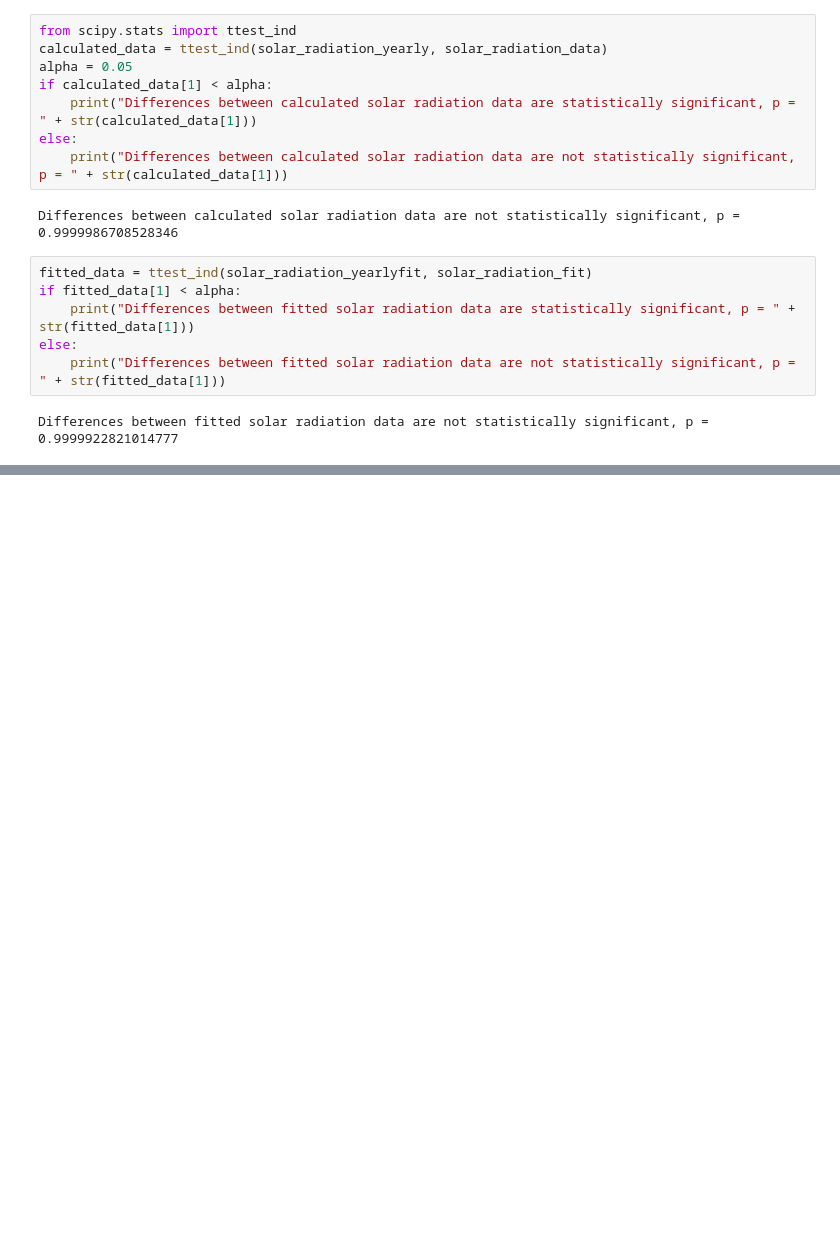
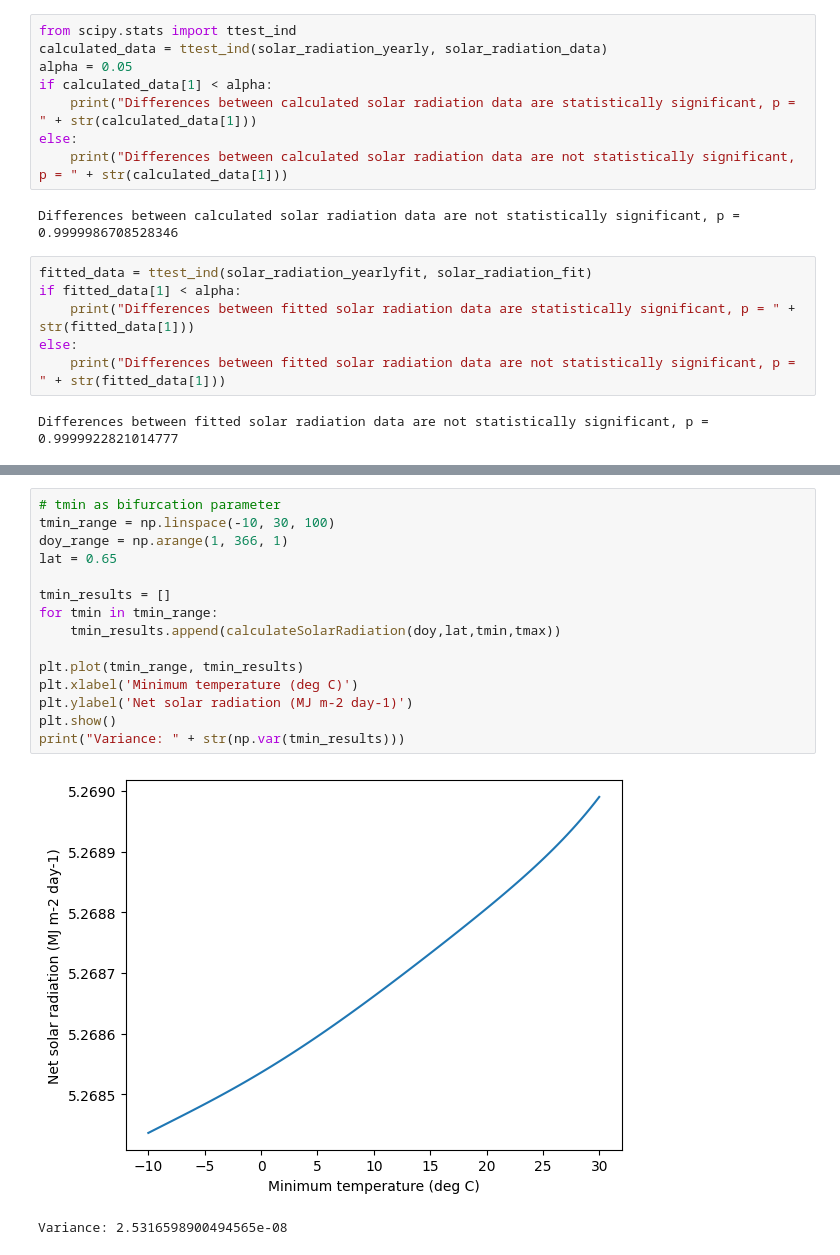
Before and after one commit to pymanga/sensitivity, a Jupyter notebook: ResourceLib/AboveGround/SolarRadiation/radiation_sensitivity.ipynb, the cells around one changed output, grey strips where cells are left out. Cells and saved outputs as stored; diff of their text form; blank space fills up the shorter version.

```diff
--- a/ResourceLib/AboveGround/SolarRadiation/radiation_sensitivity.ipynb
+++ b/ResourceLib/AboveGround/SolarRadiation/radiation_sensitivity.ipynb
@@ -210,0 +260,18 @@ Since we are assuming clear sky radiation, noise is assumed to only reduce solar
+# %%
+# tmin as bifurcation parameter
+tmin_range = np.linspace(-10, 30, 100)
+doy_range = np.arange(1, 366, 1)
+lat = 0.65
+
+tmin_results = []
+for tmin in tmin_range:
+    tmin_results.append(calculateSolarRadiation(doy,lat,tmin,tmax))
+
+plt.plot(tmin_range, tmin_results)
+plt.xlabel('Minimum temperature (deg C)')
+plt.ylabel('Net solar radiation (MJ m-2 day-1)')
+plt.show()
+print("Variance: " + str(np.var(tmin_results)))
+# %% [output]
+[figure, added]
+Variance: 2.5316598900494565e-08
```
Also changed, not shown: parts of 15 cells of this notebook.
